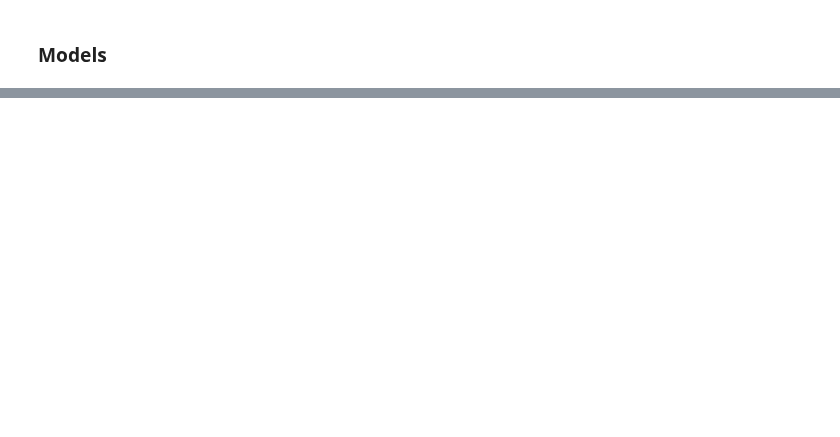
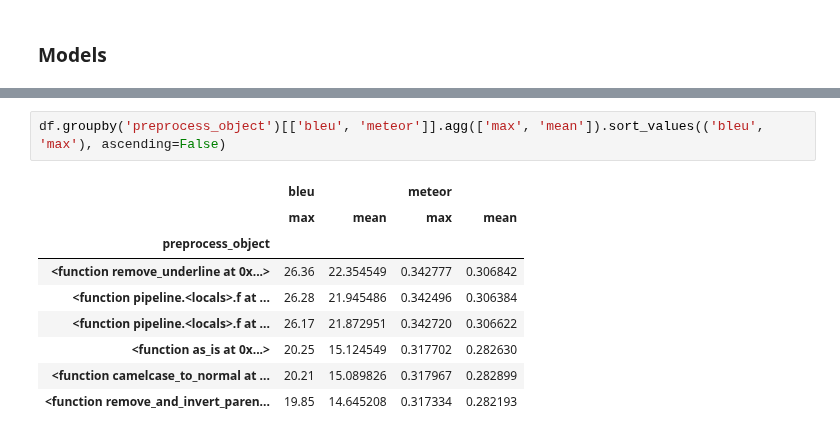
Before and after one commit to abevieiramota/challenge-webnlg, a Jupyter notebook: notebook/13 - Just Join Baseline Model.ipynb, the cells around one changed output, grey strips where cells are left out. Cells and saved outputs as stored; diff of their text form; blank space fills up the shorter version.

```diff
--- a/notebook/13 - Just Join Baseline Model.ipynb
+++ b/notebook/13 - Just Join Baseline Model.ipynb
@@ -258,0 +157,12 @@ results
+# %%
+df.groupby('preprocess_object')[['bleu', 'meteor']].agg(['max', 'mean']).sort_values(('bleu', 'max'), ascending=False)
+# %% [output]
+|  | bleu |  | meteor |  |
+|  | max | mean | max | mean |
+| preprocess_object |  |  |  |  |
+| <function remove_underline at 0x...> | 26.36 | 22.354549 | 0.342777 | 0.306842 |
+| <function pipeline.<locals>.f at ... | 26.28 | 21.945486 | 0.342496 | 0.306384 |
+| <function pipeline.<locals>.f at ... | 26.17 | 21.872951 | 0.342720 | 0.306622 |
+| <function as_is at 0x...> | 20.25 | 15.124549 | 0.317702 | 0.282630 |
+| <function camelcase_to_normal at ... | 20.21 | 15.089826 | 0.317967 | 0.282899 |
+| <function remove_and_invert_paren... | 19.85 | 14.645208 | 0.317334 | 0.282193 |
```
Also changed, not shown: parts of 39 cells of this notebook, 3 other files.
